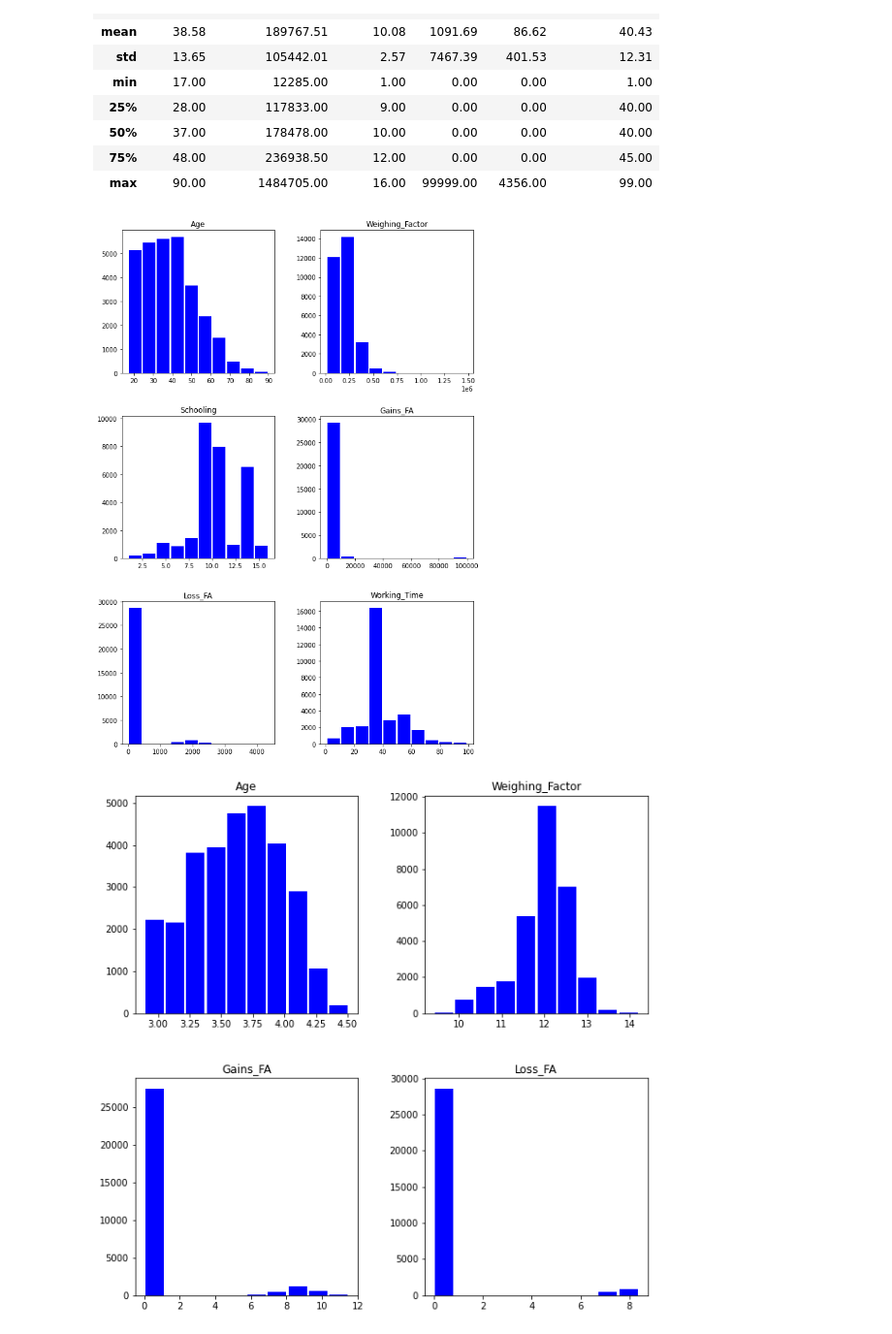
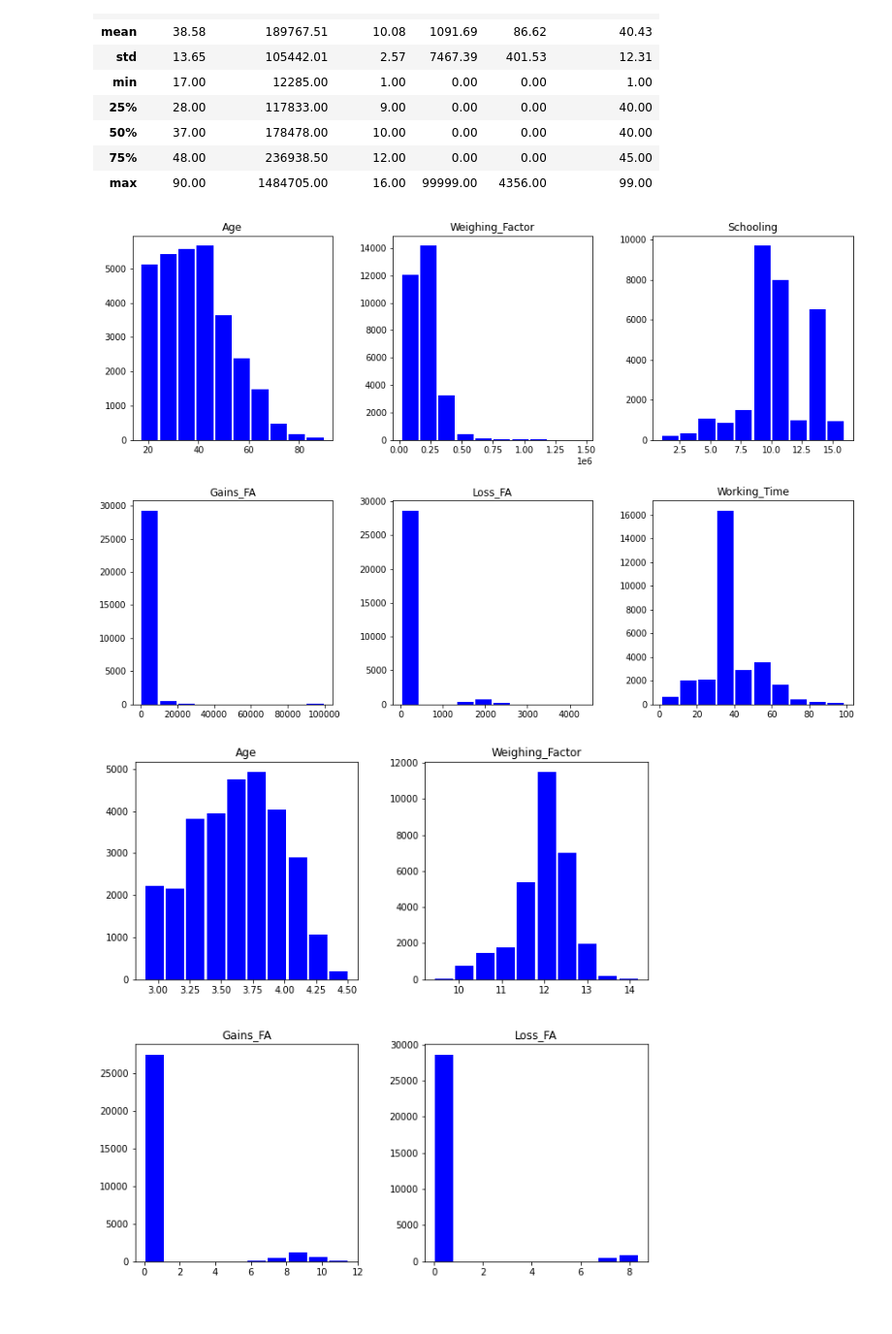
Before and after one commit to Kshitij301199/Income_Classification, a Jupyter notebook: data_exploration.ipynb, the cells around one changed output. Shown at 97% size. Drawn from its saved outputs; the diff is of its cells as text; code cells hidden in the pictures.

```diff
--- a/data_exploration.ipynb
+++ b/data_exploration.ipynb
@@ -56,7 +52,7 @@ data = data.replace({" ?":np.nan})
 # %%
-data.hist(figsize=(10,15),color="b",rwidth=0.9,grid=False);
+data.hist(figsize=(15,10),color="b",rwidth=0.9,grid=False,layout=(2,3));
 # %% [output]
-[figure, old version]
+[figure, new version]
 # %%
 log_features = ["Age","Weighing_Factor","Gains_FA","Loss_FA"]
 gaussian_features = ["Schooling","Working_Time"]
```
Also changed, not shown: parts of 34 cells of this notebook, 3 other files.
